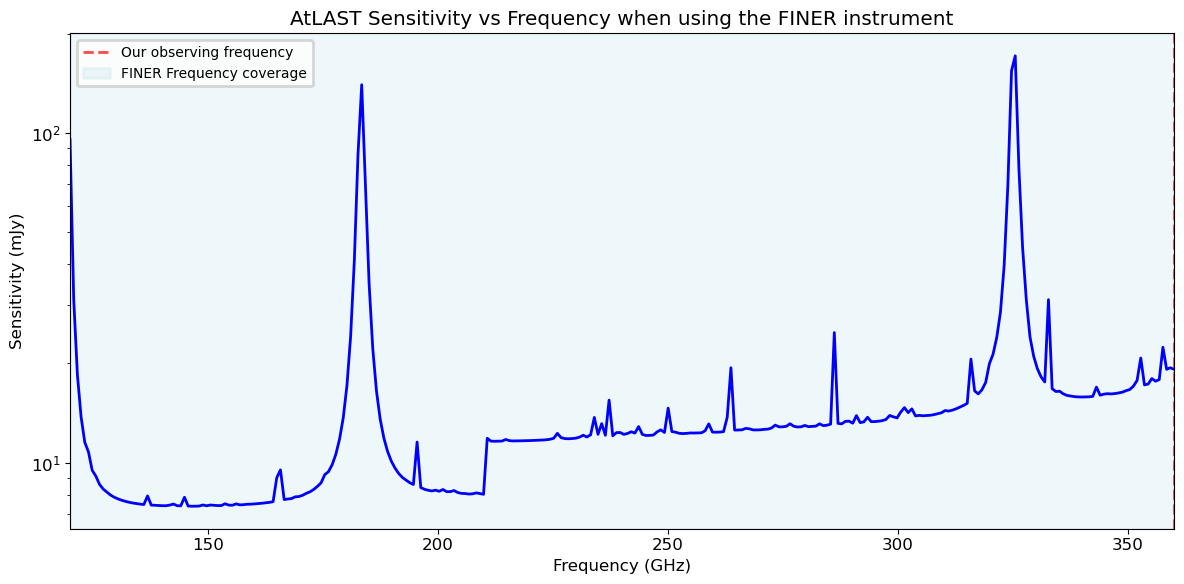
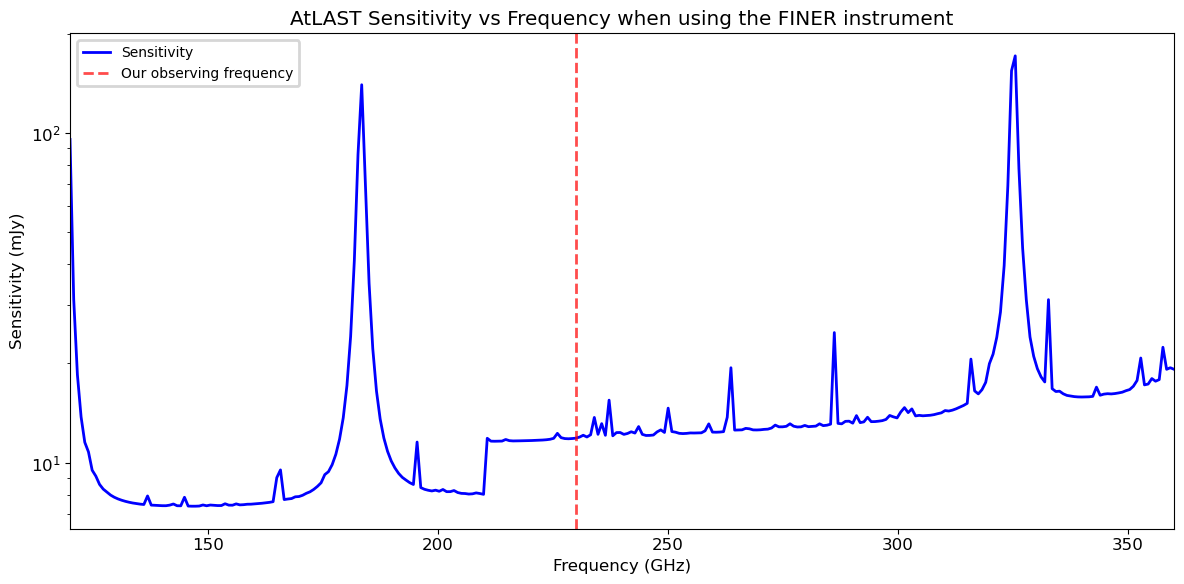
The change to this notebook cell's code, shown as a diff; its figure went from the first image to the second:
--- before
+++ after
@@ -3,12 +3,10 @@
 
 # Show calculated sensitivity
-fig, ax = plt.subplots(figsize=(12, 6))
+fig, ax = plt.subplots()
 # extract the astropy quantity sensitivities from the sensitivity array calculated above
-ax.plot(frequencies, [q.to("mJy").value for q in sensitivity], 'b-', linewidth=2)
+ax.plot(frequencies, [q.to("mJy").value for q in sensitivity], 'b-', linewidth=2, label='Sensitivity')
 
 # label the plot
 ax.axvline(calculator.user_input.obs_freq.value, color='r', linestyle='--', alpha=0.7, label='Our observing frequency')
-#draw a box to highlight the operational frequencies of the FINER receiver
-ax.axvspan(frequencies[0],frequencies[-1], color='lightblue', alpha=0.2, label='FINER Frequency coverage')
 
 ax.set_yscale('log')

Commit: Notebook updates based on feedback